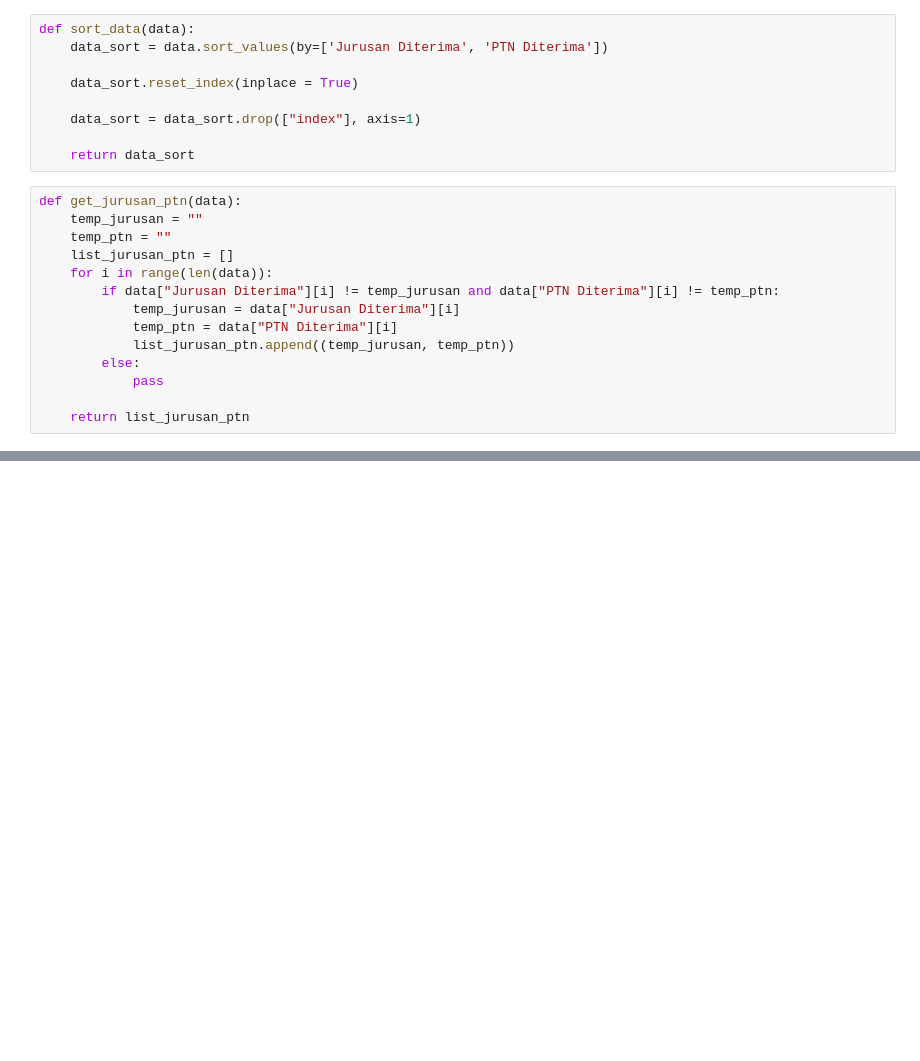
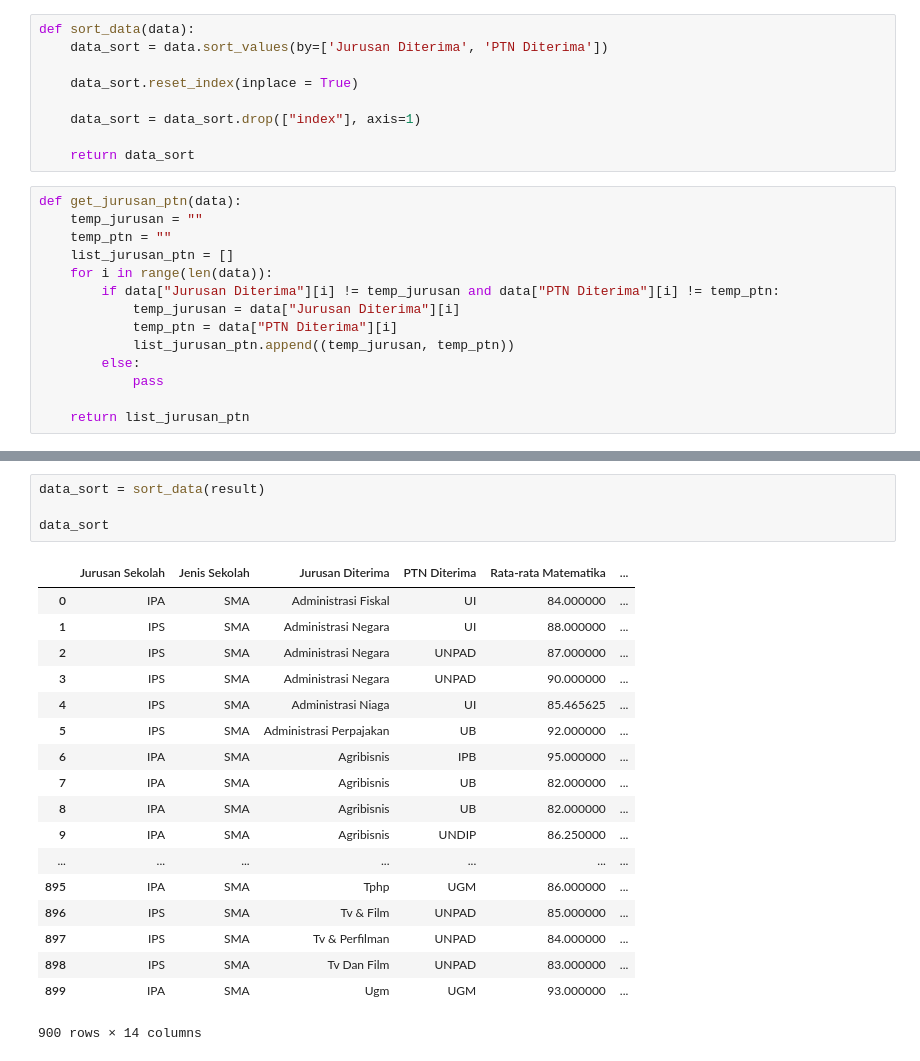
Before and after one commit to jamalakbara/tugas-akhir-dss, a Jupyter notebook: Cleaning Data/Cleaning dataset.ipynb, the cells around one changed output, grey strips where cells are left out. Cells and saved outputs as stored; diff of their text form; blank space fills up the shorter version.

```diff
--- a/Cleaning Data/Cleaning dataset.ipynb
+++ b/Cleaning Data/Cleaning dataset.ipynb
@@ -556,0 +440,23 @@ sorted(net_flow.items(), key = lambda kv:(kv[1], kv[0]), reverse = True)
+# %%
+data_sort = sort_data(result)
+
+data_sort
+# %% [output]
+|  | Jurusan Sekolah | Jenis Sekolah | Jurusan Diterima | PTN Diterima | Rata-rata Matematika | ... |
+| 0 | IPA | SMA | Administrasi Fiskal | UI | 84.000000 | ... |
+| 1 | IPS | SMA | Administrasi Negara | UI | 88.000000 | ... |
+| 2 | IPS | SMA | Administrasi Negara | UNPAD | 87.000000 | ... |
+| 3 | IPS | SMA | Administrasi Negara | UNPAD | 90.000000 | ... |
+| 4 | IPS | SMA | Administrasi Niaga | UI | 85.465625 | ... |
+| 5 | IPS | SMA | Administrasi Perpajakan | UB | 92.000000 | ... |
+| 6 | IPA | SMA | Agribisnis | IPB | 95.000000 | ... |
+| 7 | IPA | SMA | Agribisnis | UB | 82.000000 | ... |
+| 8 | IPA | SMA | Agribisnis | UB | 82.000000 | ... |
+| 9 | IPA | SMA | Agribisnis | UNDIP | 86.250000 | ... |
+| ... | ... | ... | ... | ... | ... | ... |
+| 895 | IPA | SMA | Tphp | UGM | 86.000000 | ... |
+| 896 | IPS | SMA | Tv & Film | UNPAD | 85.000000 | ... |
+| 897 | IPS | SMA | Tv & Perfilman | UNPAD | 84.000000 | ... |
+| 898 | IPS | SMA | Tv Dan Film | UNPAD | 83.000000 | ... |
+| 899 | IPA | SMA | Ugm | UGM | 93.000000 | ... |
+900 rows × 14 columns
```
Also changed, not shown: parts of 17 cells of this notebook, 12 other files.
